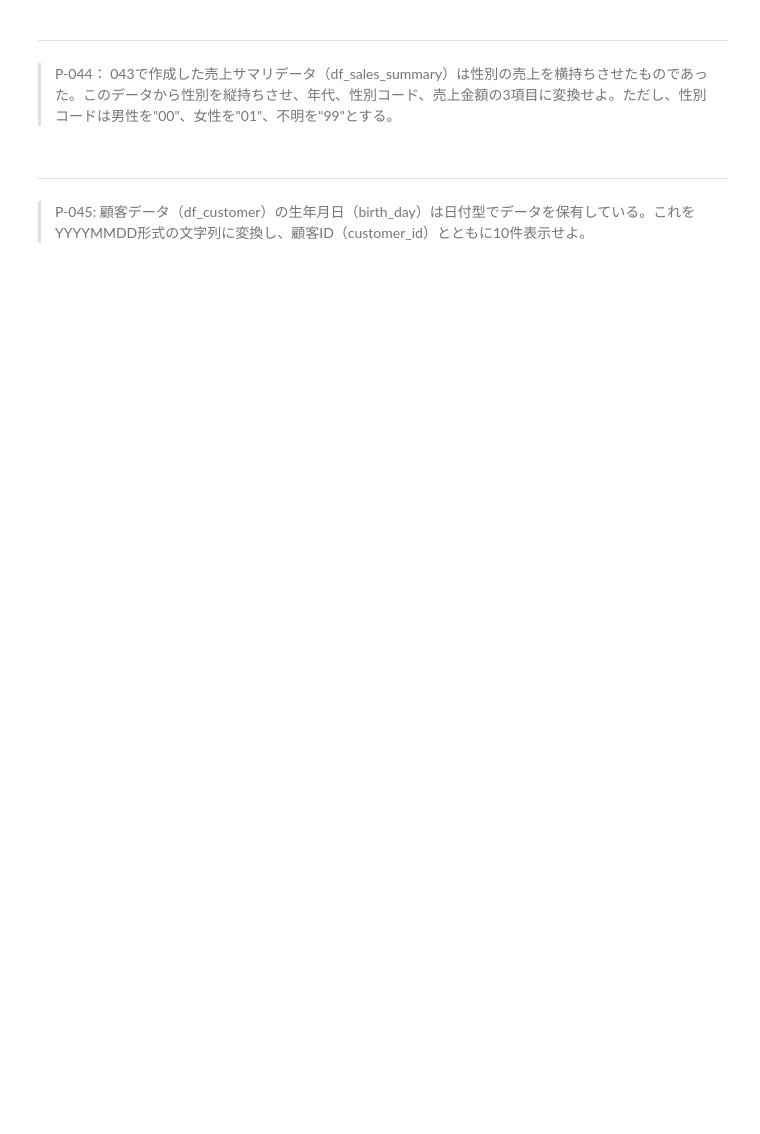
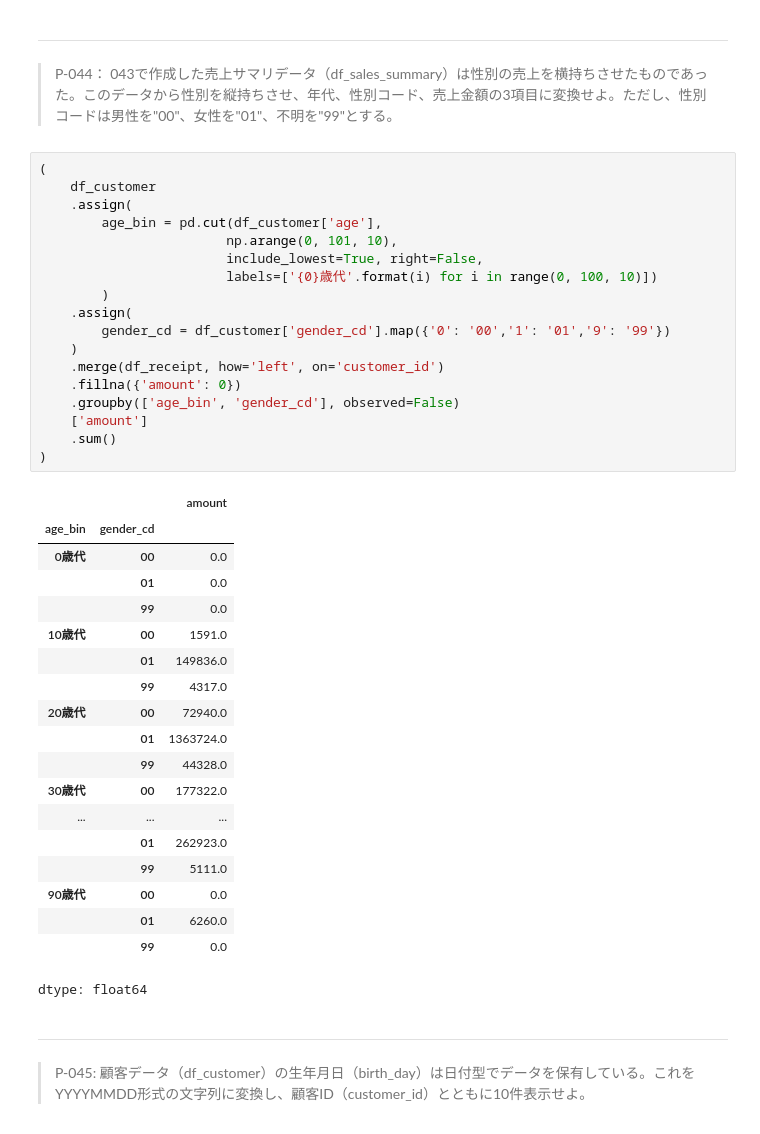
Before and after one commit to kichimura60/100knock, a Jupyter notebook: docker/work/preprocess_knock_Python.ipynb, the cells around one changed output. Drawn from its saved outputs; the diff is of its cells as text; blank space fills up the shorter version.

```diff
--- a/docker/work/preprocess_knock_Python.ipynb
+++ b/docker/work/preprocess_knock_Python.ipynb
@@ -979,6 +1009,44 @@ Timedelta('1033 days 00:00:00')
 # %% [markdown]
 ---
 > P-044： 043で作成した売上サマリデータ（df_sales_summary）は性別の売上を横持ちさせたものであった。このデータから性別を縦持ちさせ、年代、性別コード、売上金額の3項目に変換せよ。ただし、性別コードは男性を"00"、女性を"01"、不明を"99"とする。
+# %%
+(
+    df_customer
+    .assign(
+        age_bin = pd.cut(df_customer['age'],
+                        np.arange(0, 101, 10),
+                        include_lowest=True, right=False,
+                        labels=['{0}歳代'.format(i) for i in range(0, 100, 10)])
+        )
+    .assign(
+        gender_cd = df_customer['gender_cd'].map({'0': '00','1': '01','9': '99'})
+    )
+    .merge(df_receipt, how='left', on='customer_id')
+    .fillna({'amount': 0})
+    .groupby(['age_bin', 'gender_cd'], observed=False)
+    ['amount']
+    .sum()
+)
+# %% [output]
+|  |  | amount |
+| age_bin | gender_cd |  |
+| 0歳代 | 00 | 0.0 |
+|  | 01 | 0.0 |
+|  | 99 | 0.0 |
+| 10歳代 | 00 | 1591.0 |
+|  | 01 | 149836.0 |
+|  | 99 | 4317.0 |
+| 20歳代 | 00 | 72940.0 |
+|  | 01 | 1363724.0 |
+|  | 99 | 44328.0 |
+| 30歳代 | 00 | 177322.0 |
+| ... | ... | ... |
+|  | 01 | 262923.0 |
+|  | 99 | 5111.0 |
+| 90歳代 | 00 | 0.0 |
+|  | 01 | 6260.0 |
+|  | 99 | 0.0 |
+dtype: float64
 # %% [markdown]
 ---
 > P-045: 顧客データ（df_customer）の生年月日（birth_day）は日付型でデータを保有している。これをYYYYMMDD形式の文字列に変換し、顧客ID（customer_id）とともに10件表示せよ。
```
Also changed, not shown: parts of 5 cells of this notebook.
